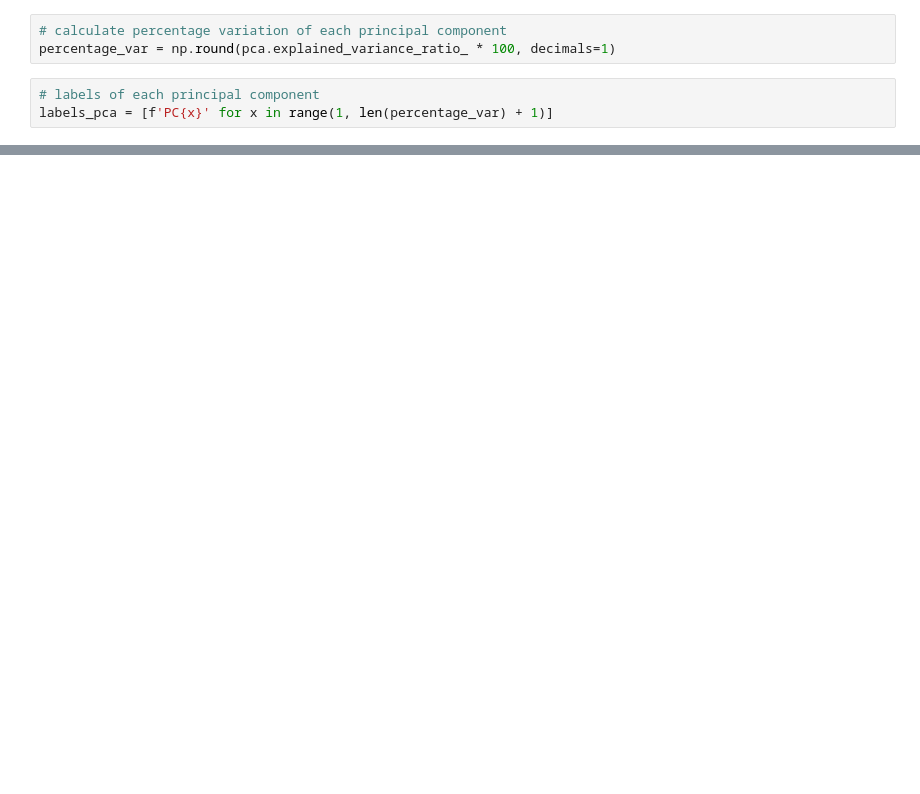
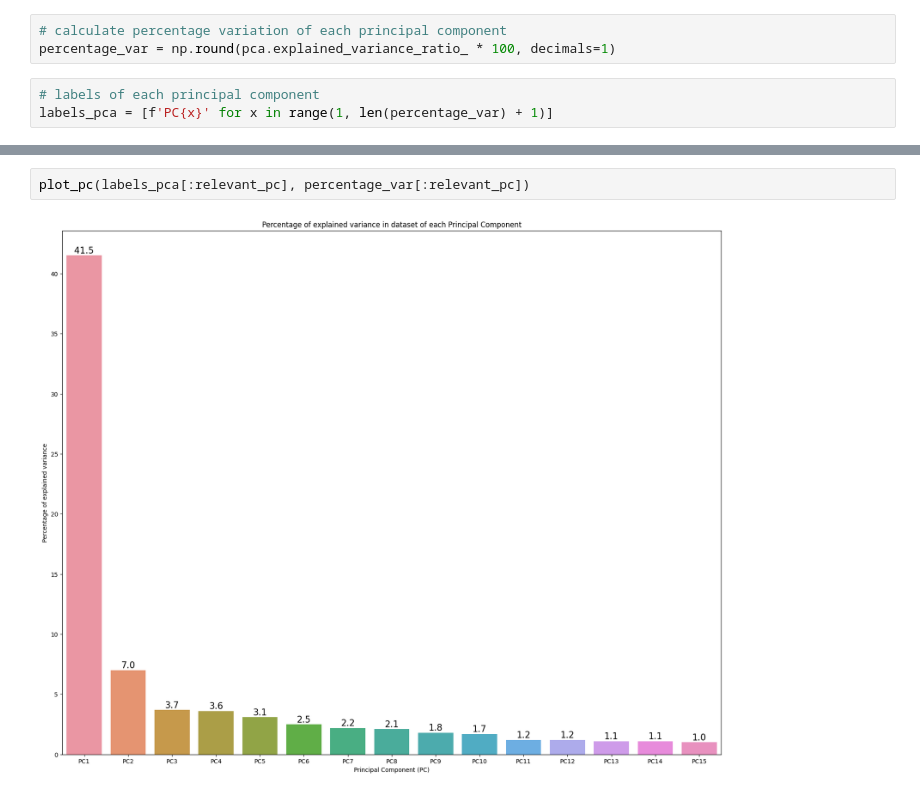
Before and after one commit to PugtgYosuky/clf-human-activities, a Jupyter notebook: src/project.ipynb, the cells around one changed output, grey strips where cells are left out. Drawn from its saved outputs; the diff is of its cells as text; blank space fills up the shorter version.

```diff
--- a/src/project.ipynb
+++ b/src/project.ipynb
@@ -895,3 +882,7 @@ Como de pode observar, a componente que melhor descreve o dataset é a component
+# %%
+plot_pc(labels_pca[:relevant_pc], percentage_var[:relevant_pc])
+# %% [output]
+[figure, added]
 # %%
 pca_dataframe = pd.DataFrame(pca.components_.T, index=features_data.columns, columns=labels_pca)
 pca_dataframe
```
Also changed, not shown: parts of 16 cells of this notebook.
